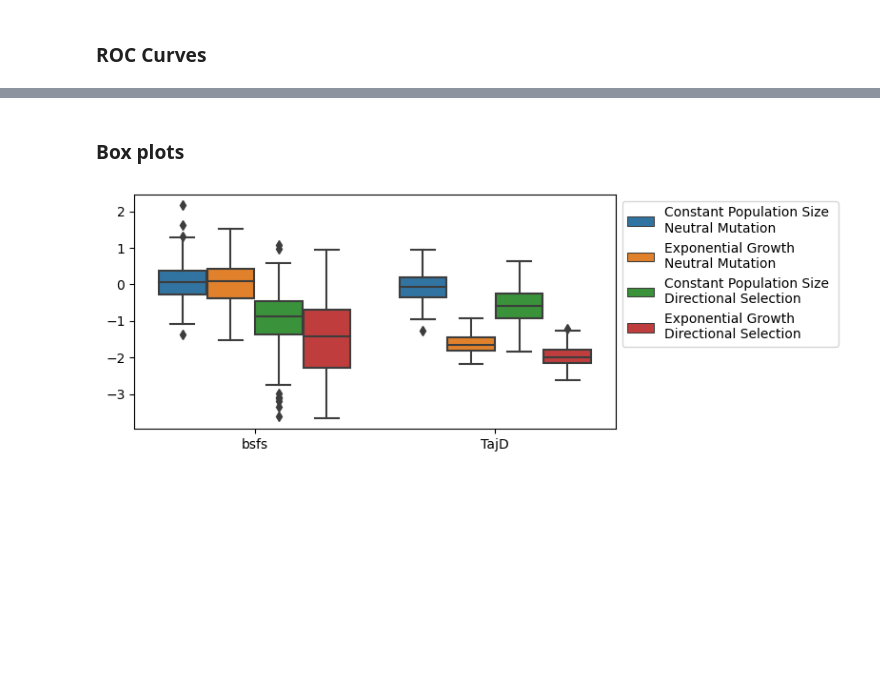
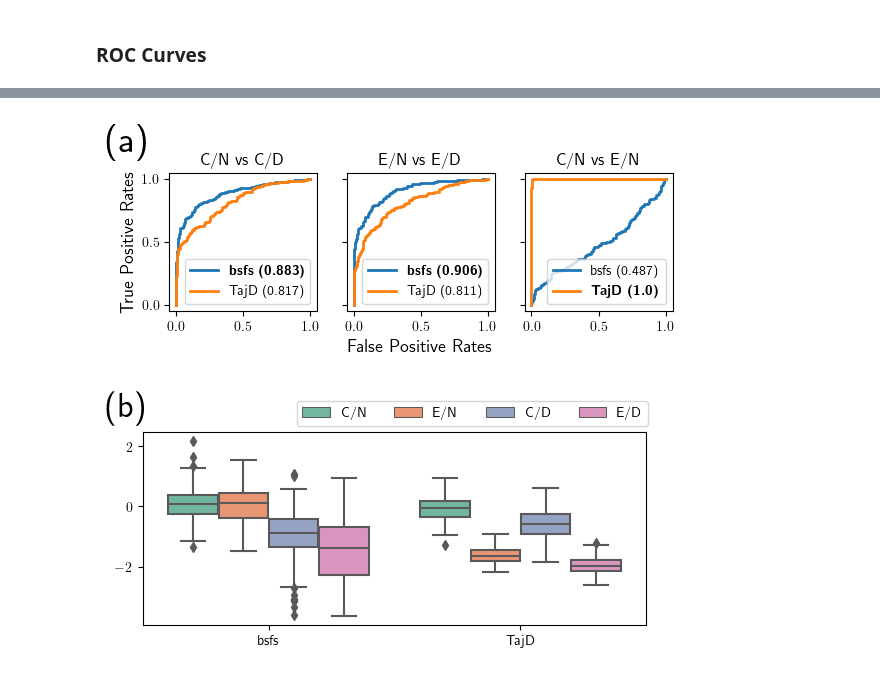
Before and after one commit to jthlab/bim-paper, a Jupyter notebook: Simulations/Simulation---Exponential_Growth_Directional_Selection.ipynb, the cells around one changed output, grey strips where cells are left out. Saved outputs shown, nothing was run; the diff lists cells and outputs as text; code cells hidden in the pictures; blank space fills up the shorter version.

```diff
--- a/Simulations/Simulation---Exponential_Growth_Directional_Selection.ipynb
+++ b/Simulations/Simulation---Exponential_Growth_Directional_Selection.ipynb
@@ -12,7 +14,7 @@ from PSlim import Experiment, get_eps, ROC
 pyslurm = '/home/enes/pyslurm/'
 #pyslurm = None
 # %%
-Train = False # False if you do analysis with given simulations and estimates
+Train = True # False if you do analysis with given simulations and estimates
 # %%
 if pyslurm:
     sys.path.append(pyslurm)
@@ -69,10 +71,15 @@ cnstP = {'Ne':Ne, 'start':Until+10, 'etapath':'etas/cn.json', 'rep':0}
 expgP = {'Ne':Ne0,'start': -1, 'etapath':'etas/en.json', 'rep':rep}
 # %%
 Args = {}
-Args['cn'] = {**Common, **nonsel, **cnstP, 'name':'Constant Population Size \nNeutral Mutation'}
-Args['en'] = {**Common, **nonsel, **expgP, 'name':'Exponential Growth \nNeutral Mutation'}
-Args['cs'] = {**Common, **dirsel, **cnstP, 'name':'Constant Population Size \nDirectional Selection'}
-Args['es'] = {**Common, **dirsel, **expgP, 'name':'Exponential Growth \nDirectional Selection'}
+# Args['cn'] = {**Common, **nonsel, **cnstP, 'name':'Constant Population Size \nNeutral Mutation'}
+# Args['en'] = {**Common, **nonsel, **expgP, 'name':'Exponential Growth \nNeutral Mutation'}
+# Args['cs'] = {**Common, **dirsel, **cnstP, 'name':'Constant Population Size \nDirectional Selection'}
+# Args['es'] = {**Common, **dirsel, **expgP, 'name':'Exponential Growth \nDirectional Selection'}
+
+Args['cn'] = {**Common, **nonsel, **cnstP, 'name':'C/N'}
+Args['en'] = {**Common, **nonsel, **expgP, 'name':'E/N'}
+Args['cs'] = {**Common, **dirsel, **cnstP, 'name':'C/D'}
+Args['es'] = {**Common, **dirsel, **expgP, 'name':'E/D'}
 # %%
 cID = 1 # simulation class id for directional selection exponential growth simulations
 nrep = 250
@@ -118,7 +125,7 @@ es 170902
 # %% [markdown]
 ## 3 Optimizing $\beta$-imbalance and calculating summary stats
 # %%
-BIM = '/home/enes/bim/BIM.py'
+BIM = '/nfs/turbo/lsa-enes/bim/bim/BIM.py'
 
 estjobs = {}
 if Train:
@@ -167,2 +148,0 @@ plt.savefig('plots/Exponential_Directional.jpg', dpi = 300)
-# %% [markdown]
-### Box plots
@@ -169,20 +174,45 @@ plt.savefig('plots/Exponential_Directional.jpg', dpi = 300)
 # %%
+fig, ax = plt.subplots(1,3,figsize = (6.5,1.8), sharex = True, sharey = True)
+
+for i, name in enumerate(blds):
+    for key in stats:
+        fpr = fprs[key, name]
+        tpr = tprs[key, name]
+        auc = aucs[key, name]
+
+        label = key + ' ('+str(round(auc, 3))+')'
+
+        if blds[name] == key:
+            label = r"\textbf{"+label+"}"
+
+        ax[i].plot(fpr, tpr, label = label, linewidth = 2)
+    ax[i].legend(loc = 'lower right', prop={'size': 10})
+    ax[i].set_title(name, size = 12)
+
+fig.text(.062, 1.05, '(a)', ha='center', va='center', size = 27)
+ax[1].set_xlabel('False Positive Rates', size = 13)
+ax[0].set_ylabel('True Positive Rates', size = 13)
+#plt.tight_layout()
+plt.savefig('plots/Exponential_Directional.pdf', dpi = 600, bbox_inches = 'tight')
+
 dfs = []
 for setid in X.setids:
     df = pd.read_csv(X.df[setid])[['path']+stats]
     df['setid'] = Args[setid]['name']
     dfs.append(df)
 
 dfs = pd.concat(dfs)
 dfs = dfs.melt(id_vars=['path', 'setid'], var_name='stats', value_name='values')
 
-plt.figure(figsize = (8,3))
-sns.boxplot(data=dfs, x='stats', y='values', hue='setid')
-plt.legend(loc='upper left', bbox_to_anchor=(1, 1))
+plt.figure(figsize = (6.5,2.5))
+
+sns.boxplot(data=dfs, x='stats', y='values', hue='setid', palette='Set2')
+plt.legend(loc='upper left', bbox_to_anchor=(0.292, 1.2), prop={'size': 10}, ncol = 4)
 plt.xlabel('')
 plt.ylabel('')
-plt.tight_layout()
 
-plt.savefig('plots/Exponential_Directional_box.jpg', dpi = 300)
+plt.text(-.562, 3.3, '(b)', ha='center', va='center', size = 25)
+plt.savefig('plots/Exponential_Directional_box.pdf', dpi = 600, bbox_inches = 'tight')
 # %% [output]
-[figure, old version]
+[figure, new version]
+[figure, added]
```
Also changed, not shown: parts of 4 cells of this notebook, 9 other files.
